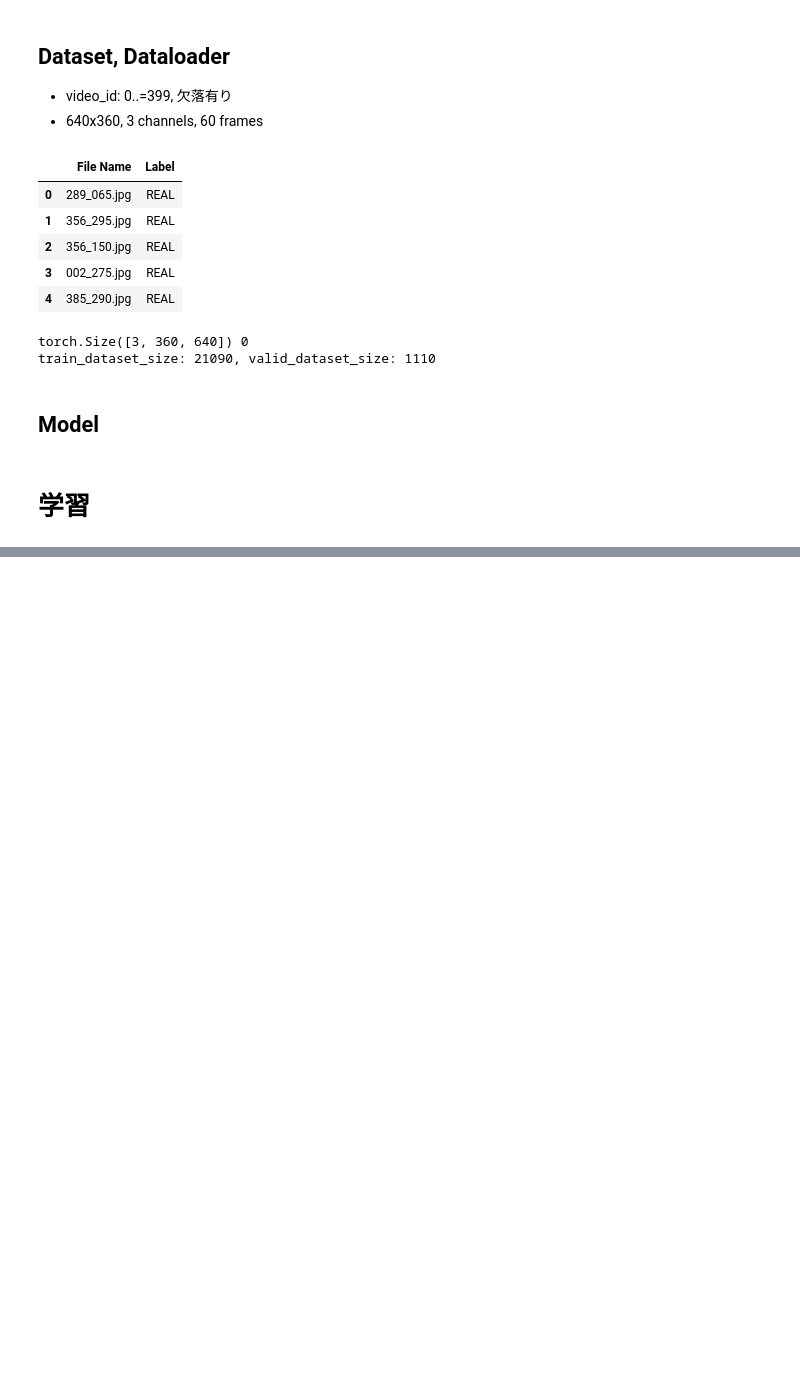
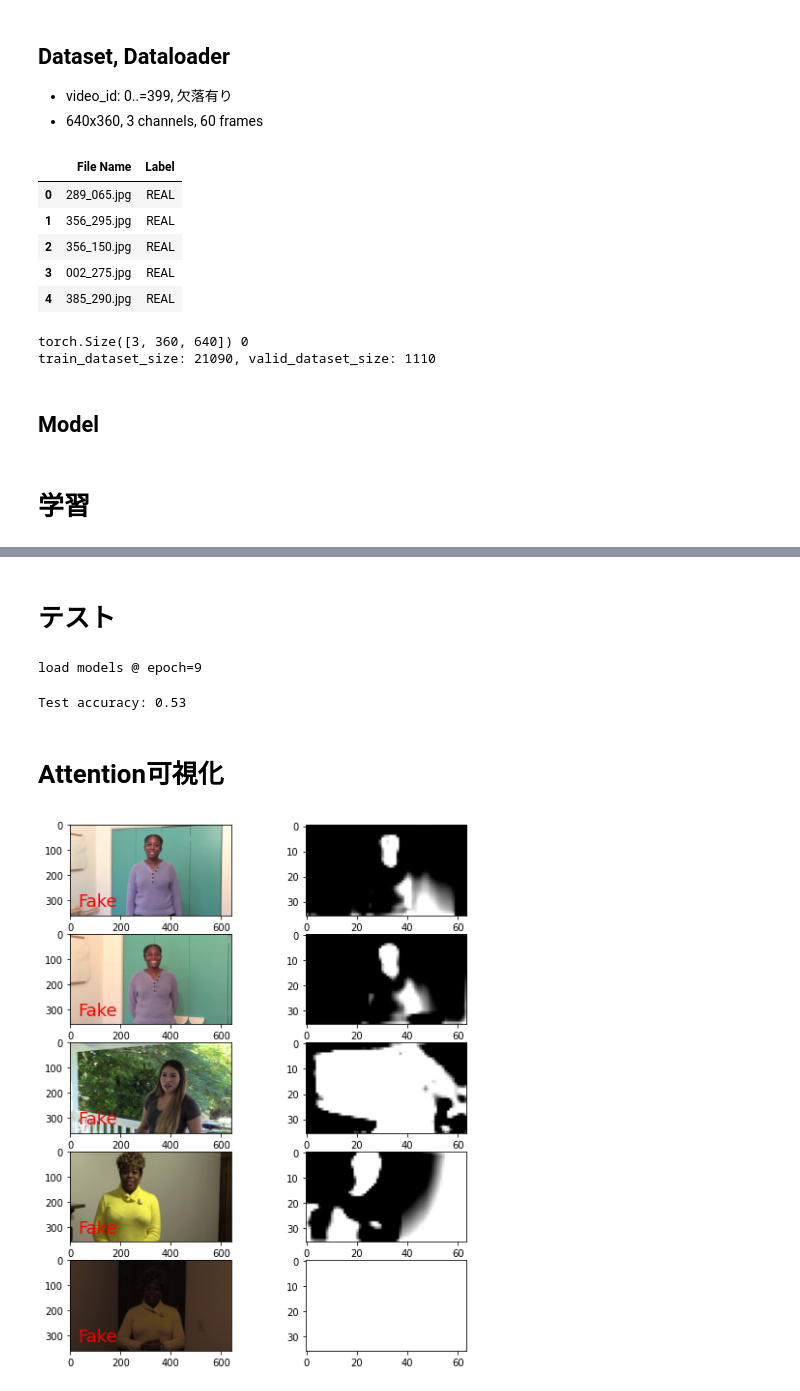
Before and after one commit to wakame-tech/994G601-gan-morphing, a Jupyter notebook: deepfake_attn.ipynb, the cells around one changed output, grey strips where cells are left out. Saved outputs shown, nothing was run; the diff lists cells and outputs as text; code cells hidden in the pictures; blank space fills up the shorter version.

Commit message:
add: attention mask visualization

```diff
--- a/deepfake_attn.ipynb
+++ b/deepfake_attn.ipynb
@@ -87,10 +88,11 @@ df.head()
 | 4 | 385_290.jpg | REAL |
 # %%
 class DeepFakeDetectDataset(Dataset):
-    def __init__(self, dataset_dir: Path):
+    def __init__(self, dataset_dir: Path, is_test: bool = False):
         self.dataset_dir = dataset_dir
         # "File Name", "Label"
-        self.df = pd.read_csv(dataset_dir / 'FakeFaces_train.csv') \
+        csv_path = dataset_dir / 'FakeFaces_train.csv' if not is_test else dataset_dir / 'FakeFaces_test.csv'
+        self.df = pd.read_csv(csv_path) \
             .replace({ 'REAL': 0, 'FAKE': 1 })
         self.len = len(self.df)
 
@@ -219,7 +232,7 @@ def load_checkpoint(config: Config, start_epoch: int):
     model.load_state_dict(checkpoint['model'])
     model.train()
 
-    optimizer = optim.Adam(model.parameters(), lr=config.lr)
+    optimizer = optim.Adam(model.parameters())
     optimizer.load_state_dict(checkpoint['optimizer'])
 
     return model, optimizer
@@ -286,7 +327,6 @@ def clean_cache():
     # print(torch.cuda.memory_summary(device=None, abbreviated=False))
 # %%
 clean_cache()
-model = Model(config).to(device)
-optimizer = optim.Adam(model.parameters())
+model, optimizer = load_checkpoint(config, start_epoch=6)
 
 train(writer, model, optimizer, train_dataloader, valid_dataloader, config)
@@ -311,0 +333,66 @@ save models @ epoch=3
+# %% [markdown]
+# テスト
+# %%
+test_dataset = DeepFakeDetectDataset(config.dataset_path, is_test = True)
+test_dataloader = DataLoader(test_dataset, batch_size=config.batch_size, shuffle=False)
+model, optimizer = load_checkpoint(config, 9)
+
+acc = accuracy(model, test_dataloader, config)
+print(f'Test accuracy: {acc:.2f}')
+# %% [output]
+load models @ epoch=9
+Test accuracy: 0.53
+# %% [markdown]
+# Attention可視化
+# %%
+%matplotlib inline
+
+from PIL import Image
+import matplotlib.pyplot as plt
+
+def visualize_attn_map(
+    config: Config,
+    model: Model,
+    dataloader: DataLoader,
+    n_sample: int,
+):
+    """
+    extract SABlock features
+    """
+    assert n_sample <= config.batch_size
+
+    model.eval()
+    plt.figure(figsize=(8, 2 * n_sample))
+
+    x, y = list(dataloader)[0]
+    x, y = x.to(device), y.to(device)
+
+    for batch_idx in range(n_sample):
+        # image
+        x_i, y_i = test_dataset[batch_idx]
+        # (C, H, W) -> (H, W, C)
+        x_i = x_i.permute(1, 2, 0).numpy()
+        ax = plt.subplot(n_sample, 2, batch_idx * 2 + 1)
+        ax.text(0.05, 0.1, 'Fake' if y_i == 0 else 'Real', fontsize=18, transform=ax.transAxes, color='red')
+        plt.imshow(x_i)
+
+        _ = model(x)
+
+        # attention weight map
+        # net[3]: SABlock
+        # size: (B, C, H, W) = (32, 1, 36, 64)
+        attn = model.net[3].features[0]
+        # first batch (B=0, C=0, H, W)
+        attn = attn[batch_idx, 0, :, :].detach().cpu().numpy()
+        im = Image.fromarray(attn)
+        plt.subplot(n_sample, 2, batch_idx * 2 + 2)
+        plt.imshow(im)
+
+        if batch_idx == n_sample - 1:
+            break
+
+    plt.show()
+
+visualize_attn_map(config, model, test_dataloader, 5)
+# %% [output]
+[figure, added]
```
Also changed, not shown: parts of 5 cells of this notebook, 1 other file.
